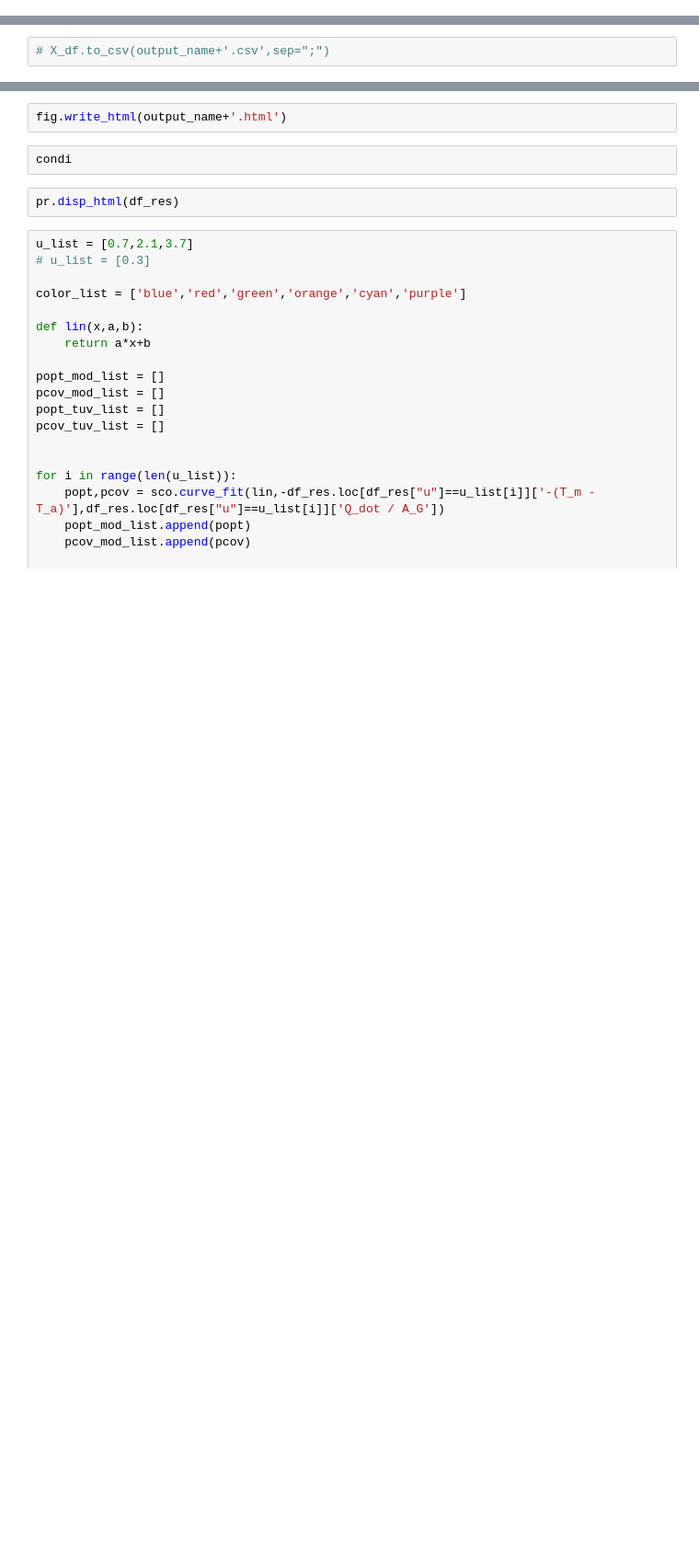
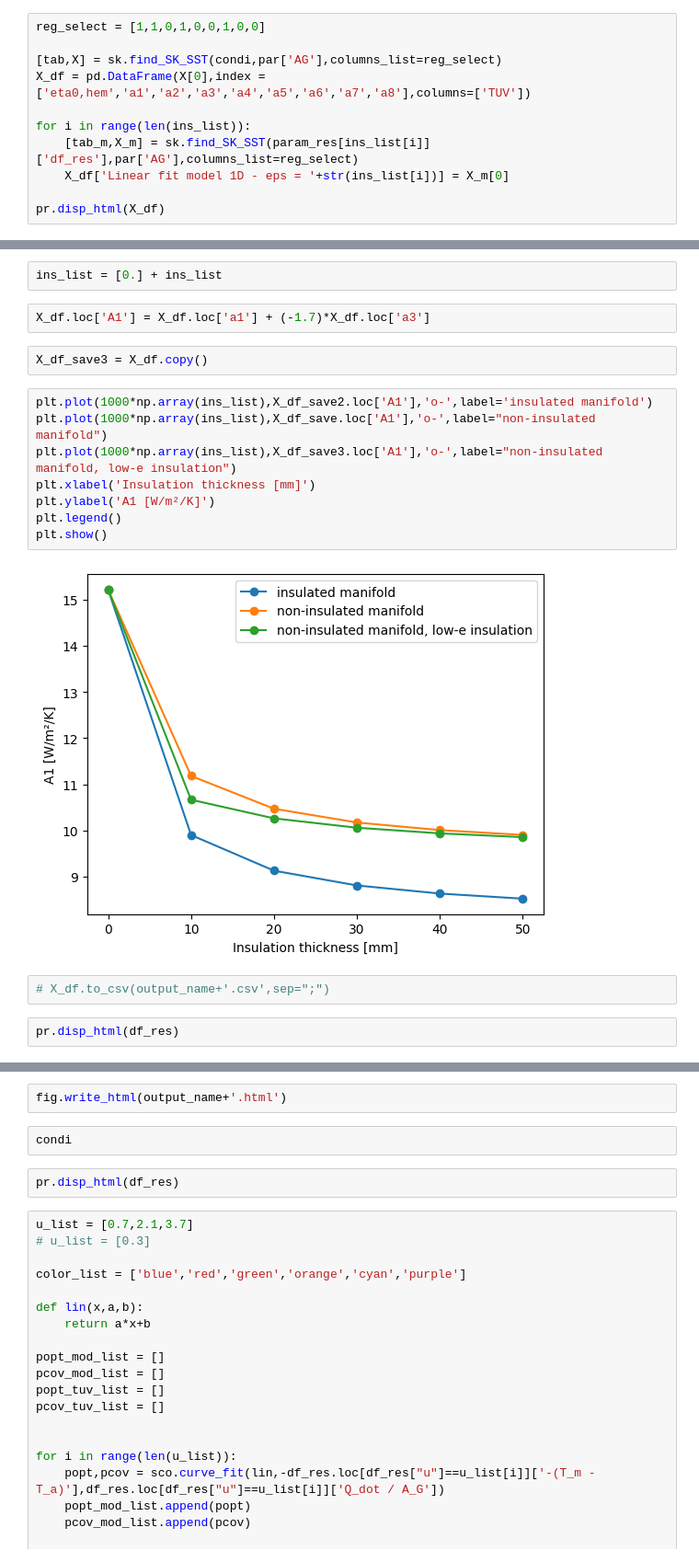
Before and after one commit to valentindelachaux/PVT-thermal-performance-model, a Jupyter notebook: run_model_S425.ipynb, the cells around one changed output, grey strips where cells are left out. Shown at 92% size. Cells and saved outputs as stored; diff of their text form; blank space fills up the shorter version.

```diff
--- a/run_model_S425.ipynb
+++ b/run_model_S425.ipynb
@@ -56,0 +140,11 @@ pr.disp_html(X_df)
+# %%
+reg_select = [1,1,0,1,0,0,1,0,0]
+
+[tab,X] = sk.find_SK_SST(condi,par['AG'],columns_list=reg_select)
+X_df = pd.DataFrame(X[0],index = ['eta0,hem','a1','a2','a3','a4','a5','a6','a7','a8'],columns=['TUV'])
+
+for i in range(len(ins_list)):
+    [tab_m,X_m] = sk.find_SK_SST(param_res[ins_list[i]]['df_res'],par['AG'],columns_list=reg_select)
+    X_df['Linear fit model 1D - eps = '+str(ins_list[i])] = X_m[0]
+
+pr.disp_html(X_df)
@@ -57,2 +162,20 @@ pr.disp_html(X_df)
+# %%
+ins_list = [0.] + ins_list
+# %%
+X_df.loc['A1'] = X_df.loc['a1'] + (-1.7)*X_df.loc['a3']
+# %%
+X_df_save3 = X_df.copy()
+# %%
+plt.plot(1000*np.array(ins_list),X_df_save2.loc['A1'],'o-',label='insulated manifold')
+plt.plot(1000*np.array(ins_list),X_df_save.loc['A1'],'o-',label="non-insulated manifold")
+plt.plot(1000*np.array(ins_list),X_df_save3.loc['A1'],'o-',label="non-insulated manifold, low-e insulation")
+plt.xlabel('Insulation thickness [mm]')
+plt.ylabel('A1 [W/m²/K]')
+plt.legend()
+plt.show()
+# %% [output]
+[figure, added]
 # %%
 # X_df.to_csv(output_name+'.csv',sep=";")
+# %%
+pr.disp_html(df_res)
```
Also changed, not shown: parts of 15 cells of this notebook, 22 other files.
